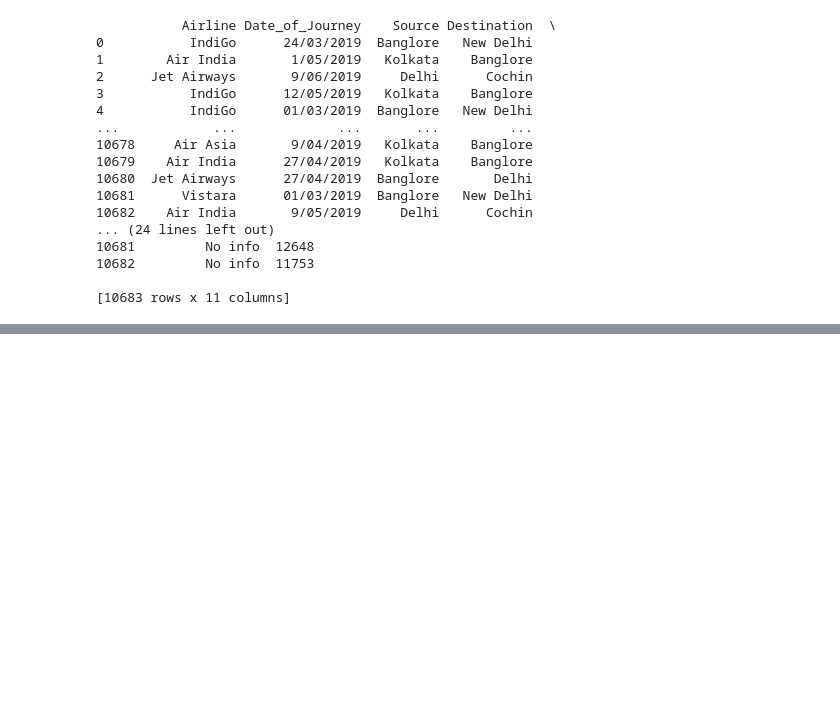
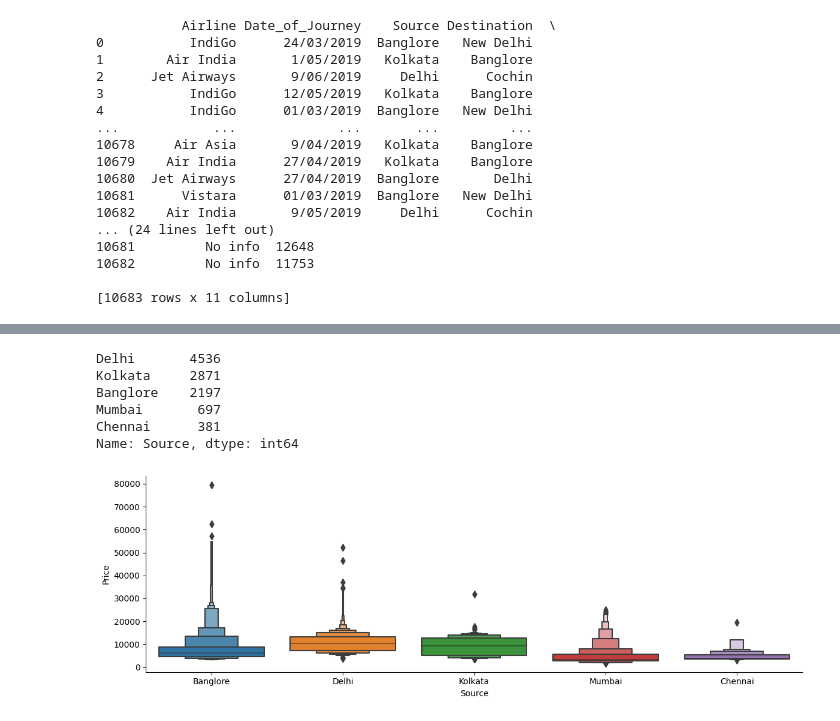
Before and after one commit to AmanSinghal07/PraxisProjects, a Jupyter notebook: Flight_Fare_Prediction.ipynb, the cells around one changed output, grey strips where cells are left out. Cells and saved outputs as stored; diff of their text form; code cells hidden in the pictures; blank space fills up the shorter version.

```diff
--- a/Flight_Fare_Prediction.ipynb
+++ b/Flight_Fare_Prediction.ipynb
@@ -50,0 +205,3 @@ df.head()
+# %%
+#Adding the weekend olumn in our dataframe
+df1=pd.concat([df1,days_df['Weekend']],axis=1)
@@ -50,0 +219,14 @@ df.head()
+# %%
+df1["Source"].value_counts()
+# %% [output]
+Delhi       4536
+Kolkata     2871
+Banglore    2197
+Mumbai       697
+Chennai      381
+Name: Source, dtype: int64
+# %%
+sns.catplot(y = "Price", x = "Source", data = df1.sort_values("Price", ascending = False), kind="boxen", height = 4, aspect = 3)
+plt.show()
+# %% [output]
+[figure, added]
```
Also changed, not shown: parts of 32 cells of this notebook.
